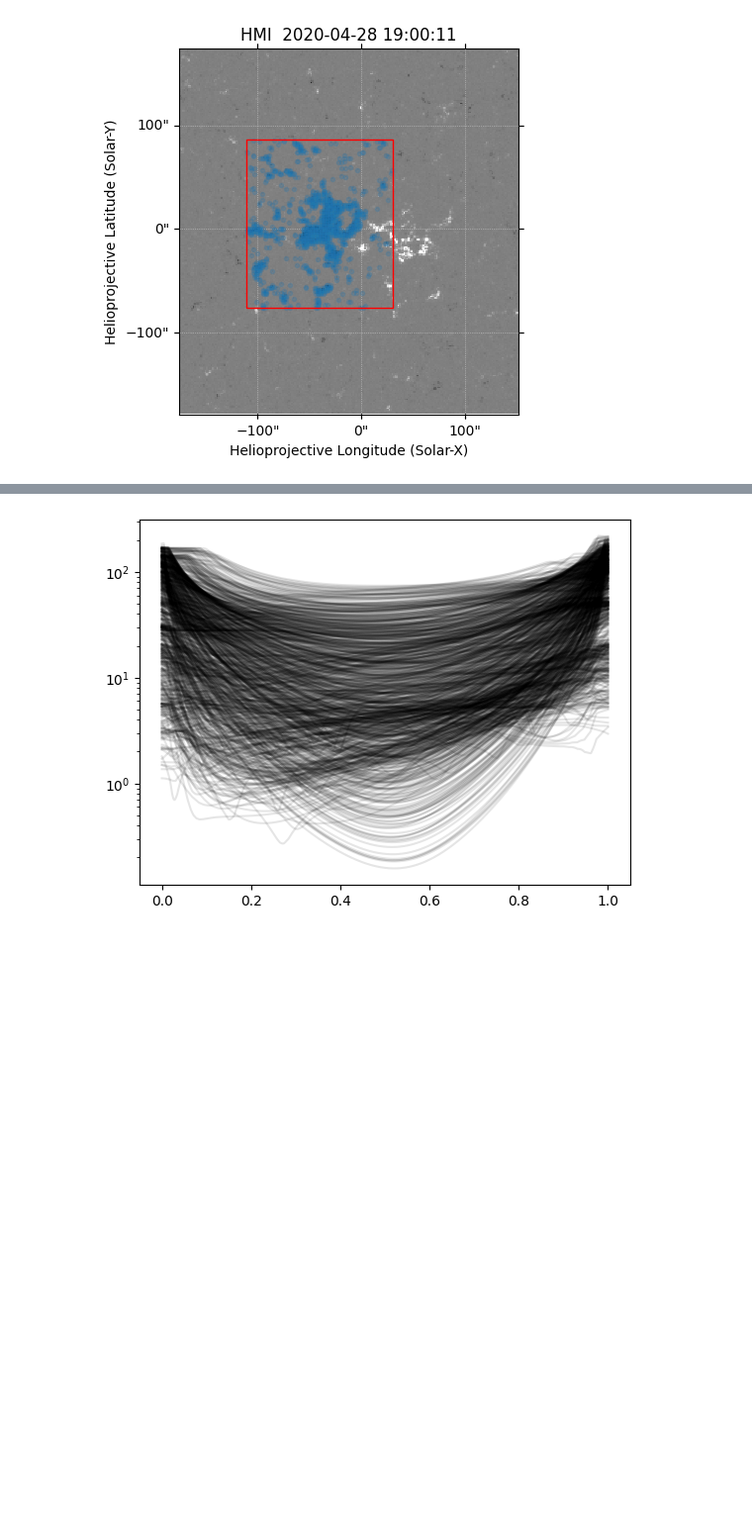
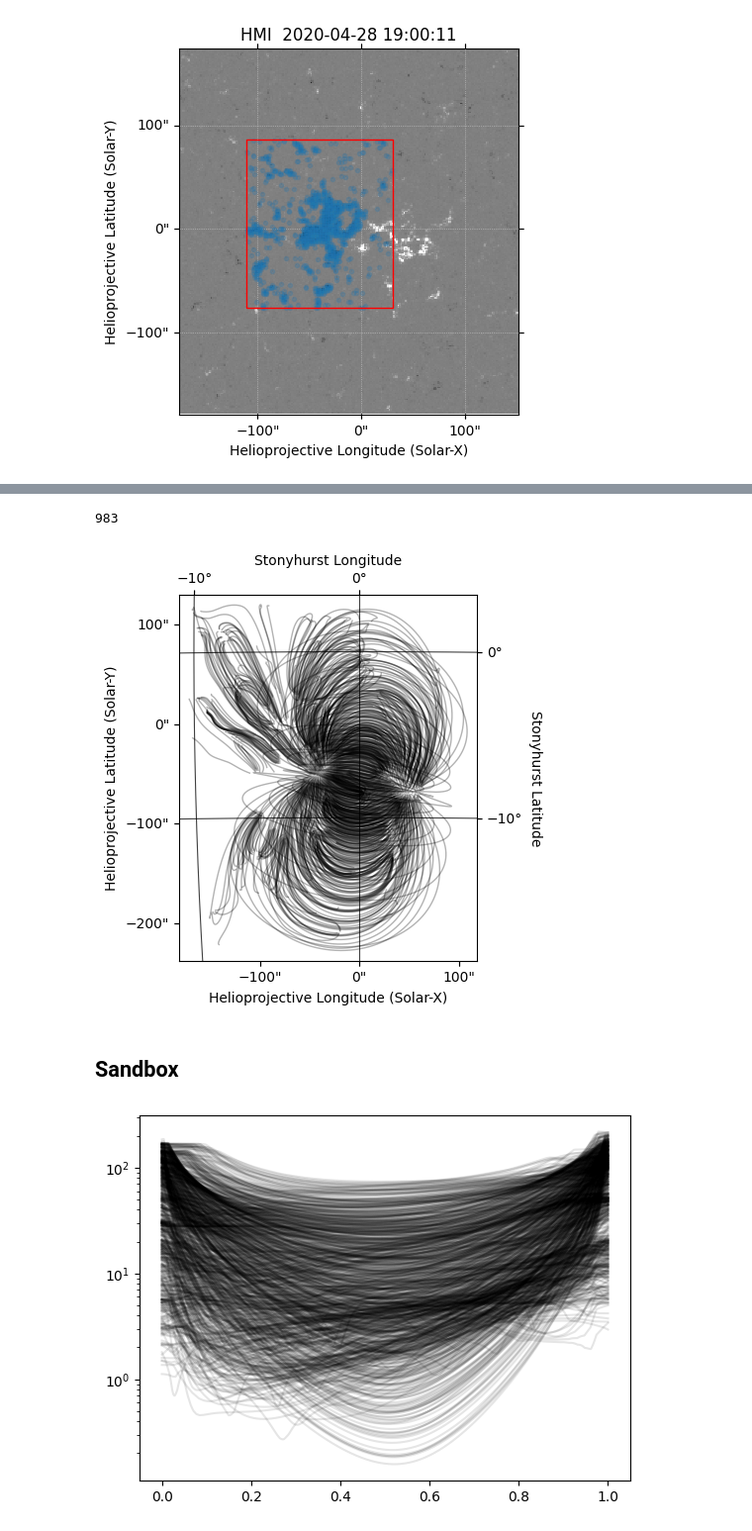
Before and after one commit to wtbarnes/iswat-ar-modeling, a Jupyter notebook: ar_12760/build-skeleton.ipynb, the cells around one changed output, grey strips where cells are left out. Shown at 99% size. Saved outputs shown, nothing was run; the diff lists cells and outputs as text; code cells hidden in the pictures; blank space fills up the shorter version.

```diff
--- a/ar_12760/build-skeleton.ipynb
+++ b/ar_12760/build-skeleton.ipynb
@@ -204,0 +203,8 @@ len([f for f in fieldlines if f.is_closed and f.length>20*u.Mm and f.length<500*
+# %%
+len(skeleton.strands)
+# %% [output]
+983
+# %%
+skeleton.peek(observer=m_aia_sub.observer_coordinate, plot_kwargs={'alpha':0.3})
+# %% [output]
+[figure, added]
@@ -205,3 +213,5 @@ len([f for f in fieldlines if f.is_closed and f.length>20*u.Mm and f.length<500*
+# %% [markdown]
+## Sandbox
 # %%
 for f in fieldlines:
     if f.is_closed and f.length>20*u.Mm and f.length<500*u.Mm:
```
Also changed, not shown: parts of 10 cells of this notebook.
